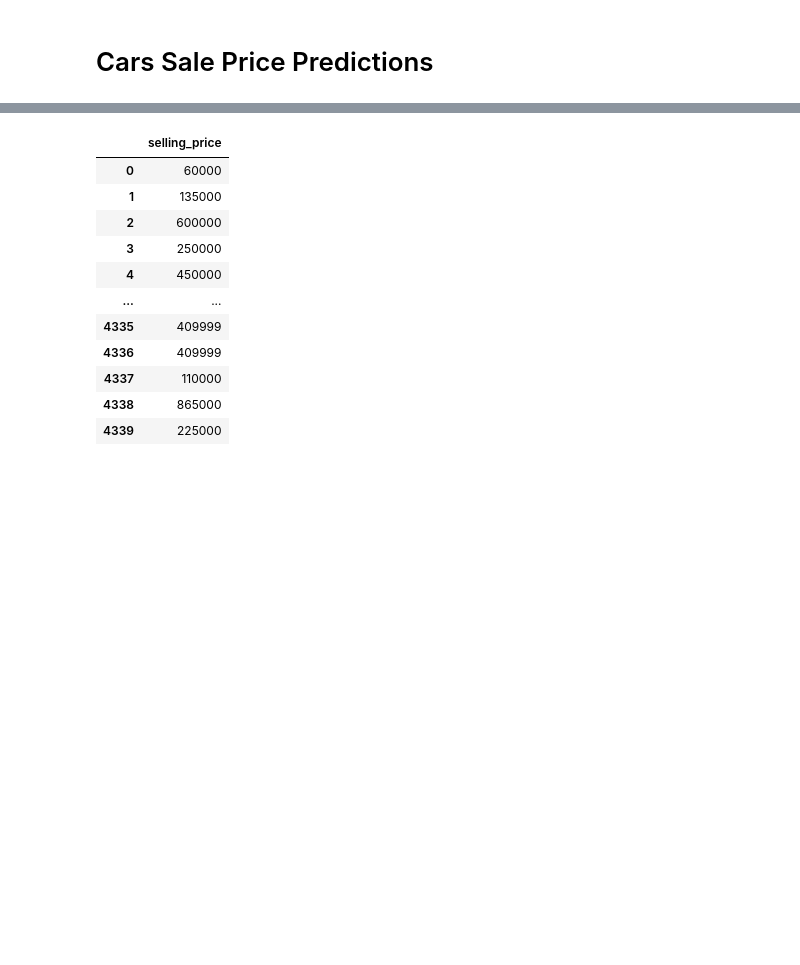
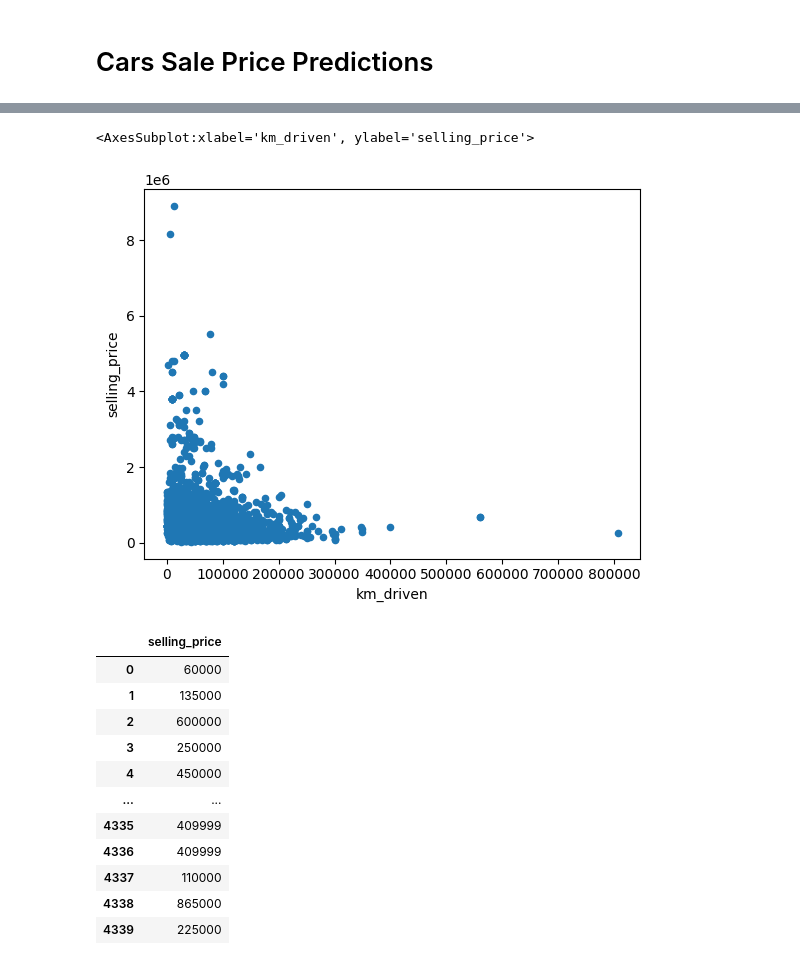
Before and after one commit to AnkurSatyarthi/Cars-Analysis-and-Predictions, a Jupyter notebook: cars_sale_price_predictions.ipynb, the cells around one changed output, grey strips where cells are left out. Saved outputs shown, nothing was run; the diff lists cells and outputs as text; code cells hidden in the pictures; blank space fills up the shorter version.

```diff
--- a/cars_sale_price_predictions.ipynb
+++ b/cars_sale_price_predictions.ipynb
@@ -6,3 +12,9 @@ cars = pd.read_excel('data/cars_dataset.xlsx')
+# %%
+# Relationship b/n km driven and selling prices
+cars.plot(kind='scatter',x='km_driven',y='selling_price')
+# %% [output]
+<AxesSubplot:xlabel='km_driven', ylabel='selling_price'>
+[figure, added]
 # %%
 response = 'selling_price'
 y = cars[[response]]
```
Also changed, not shown: parts of 5 cells of this notebook.
